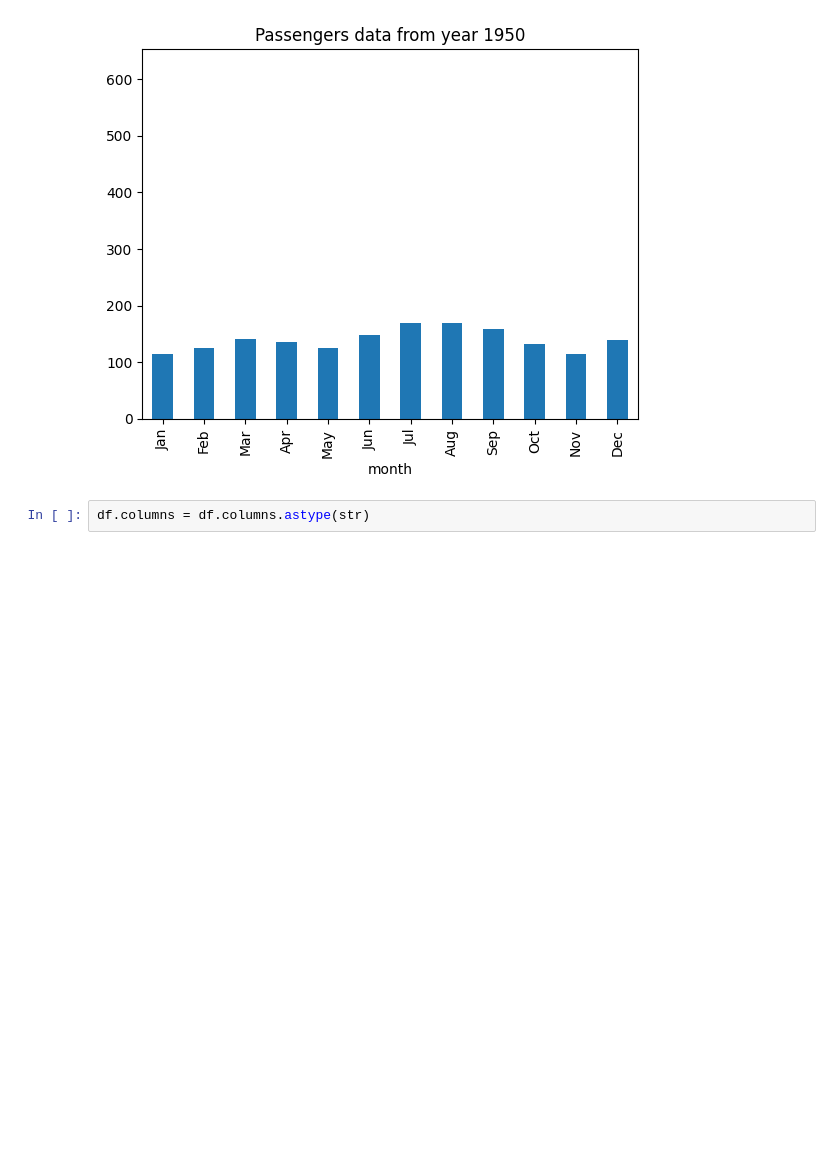
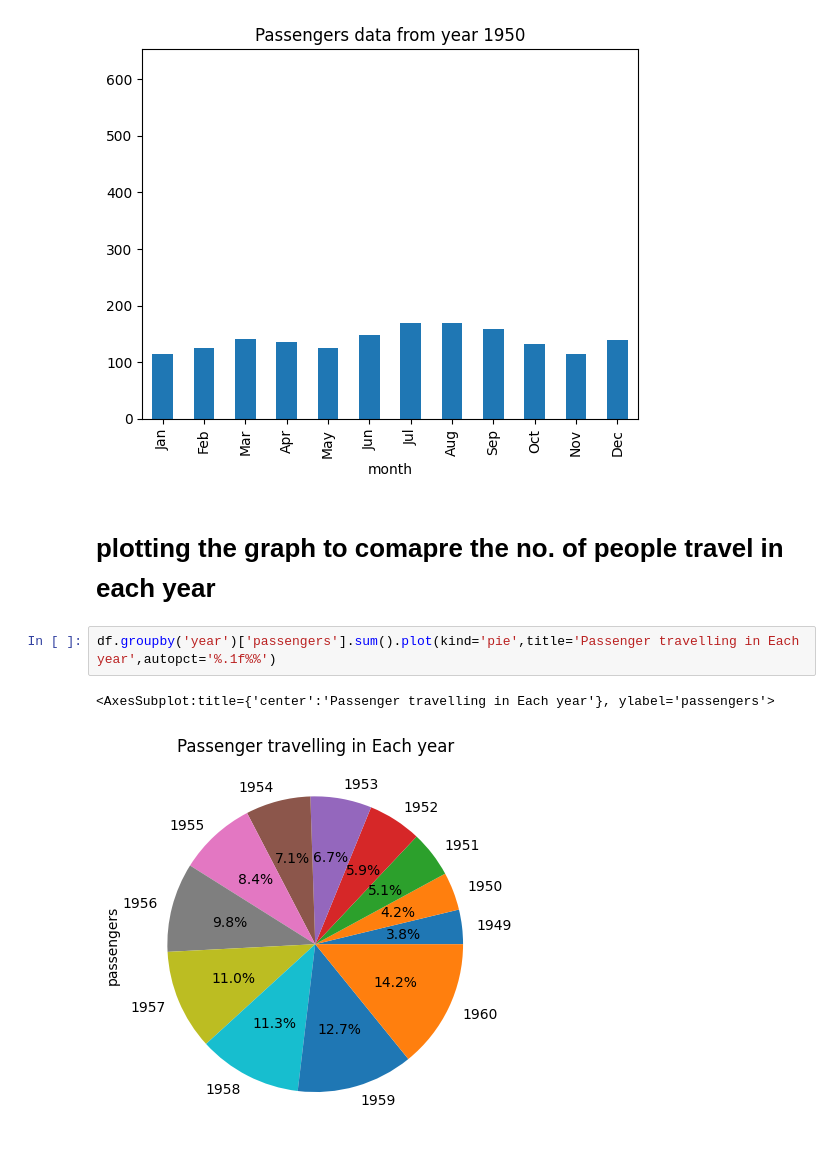
Before and after one commit to AnukulSri/Data-Analysis, a Jupyter notebook: Flight_Analysis/plane_analysis.ipynb, the cells around one changed output. Drawn from its saved outputs; the diff is of its cells as text; blank space fills up the shorter version.

```diff
--- a/Flight_Analysis/plane_analysis.ipynb
+++ b/Flight_Analysis/plane_analysis.ipynb
@@ -133,5 +172,10 @@ df[year_check2]['passengers'].sum()
 p =df.groupby(year_check2)['passengers'].plot(kind='bar',title='Passengers data from year 1950')
 # %% [output]
 [figure]
-# %%
-df.columns = df.columns.astype(str)
+# %% [markdown]
+# plotting the graph to comapre the no. of people travel in each year
+# %%
+df.groupby('year')['passengers'].sum().plot(kind='pie',title='Passenger travelling in Each year',autopct='%.1f%%')
+# %% [output]
+<AxesSubplot:title={'center':'Passenger travelling in Each year'}, ylabel='passengers'>
+[figure, added]
```
Also changed, not shown: parts of 14 cells of this notebook.
